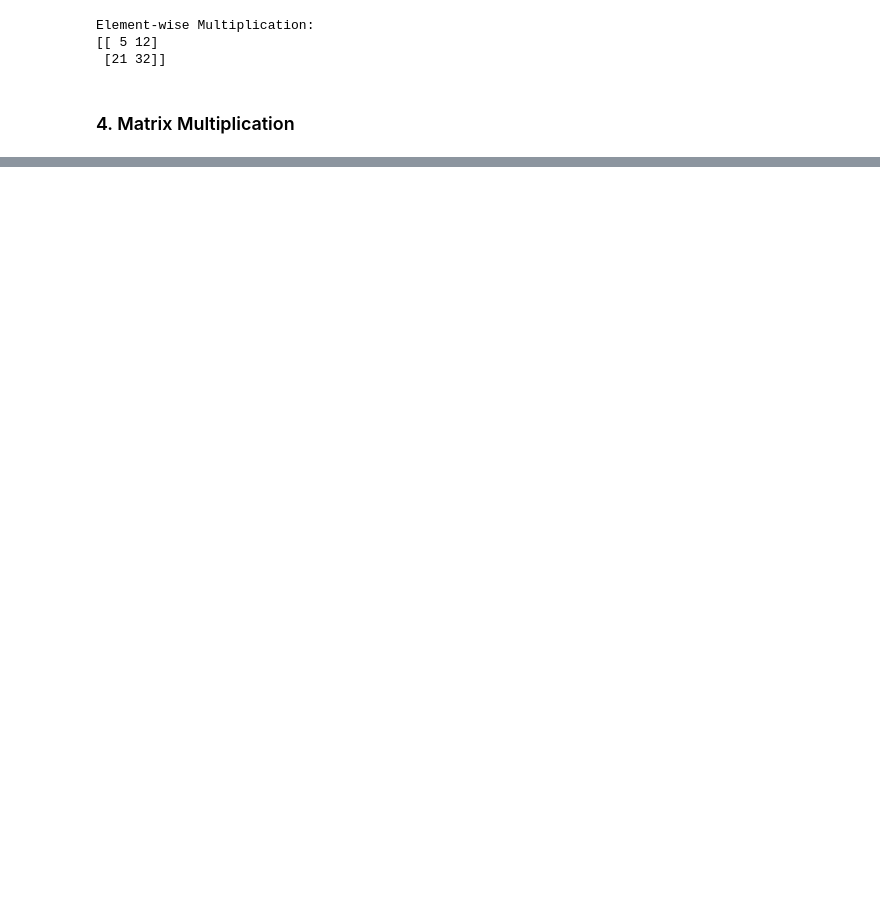
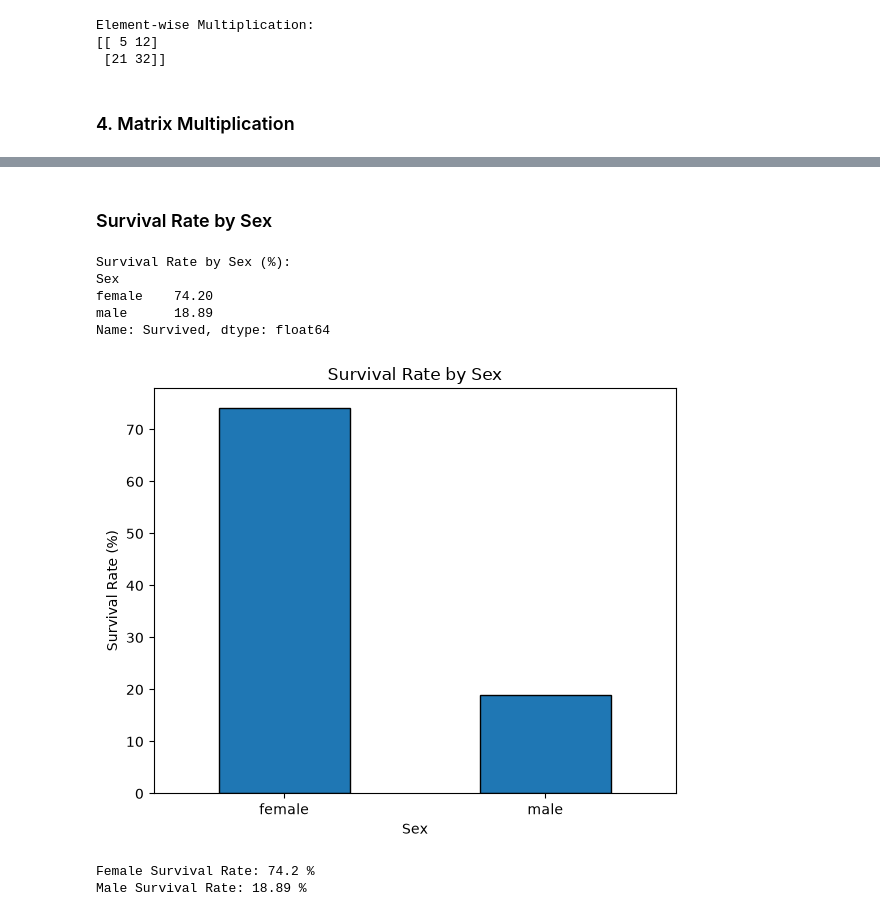
Before and after one commit to prachi2602/202618055_PrachiPatel_DS605, a Jupyter notebook: Lab_02/Lab_2_NumPy_Pandas.ipynb, the cells around one changed output, grey strips where cells are left out. Saved outputs shown, nothing was run; the diff lists cells and outputs as text; code cells hidden in the pictures; blank space fills up the shorter version.

```diff
--- a/Lab_02/Lab_2_NumPy_Pandas.ipynb
+++ b/Lab_02/Lab_2_NumPy_Pandas.ipynb
@@ -267,0 +1040,57 @@ Element-wise Multiplication:
+# %% [markdown]
+### Survival Rate by Sex
+# %%
+survival_by_sex = (
+    titanic_df.groupby("Sex")["Survived"].mean() * 100
+)
+
+print("Survival Rate by Sex (%):")
+print(survival_by_sex.round(2))
+# %% [output]
+Survival Rate by Sex (%):
+Sex
+female    74.20
+male      18.89
+Name: Survived, dtype: float64
+# %%
+survival_by_sex = (
+    titanic_df.groupby("Sex")["Survived"].mean() * 100
+)
+
+plt.figure(figsize=(6, 5))
+
+survival_by_sex.plot(
+    kind="bar",
+    edgecolor="black"
+)
+
+plt.title("Survival Rate by Sex")
+plt.xlabel("Sex")
+plt.ylabel("Survival Rate (%)")
+plt.xticks(rotation=0)
+
+plt.tight_layout()
+
+plt.savefig(
+    "figures/survival_by_sex.png",
+    bbox_inches="tight"
+)
+
+plt.show()
+# %% [output]
+[figure, added]
+# %%
+print(
+    "Female Survival Rate:",
+    round(survival_by_sex["female"], 2),
+    "%"
+)
+
+print(
+    "Male Survival Rate:",
+    round(survival_by_sex["male"], 2),
+    "%"
+)
+# %% [output]
+Female Survival Rate: 74.2 %
+Male Survival Rate: 18.89 %
```
Also changed, not shown: parts of 106 cells of this notebook, 7 other files.
